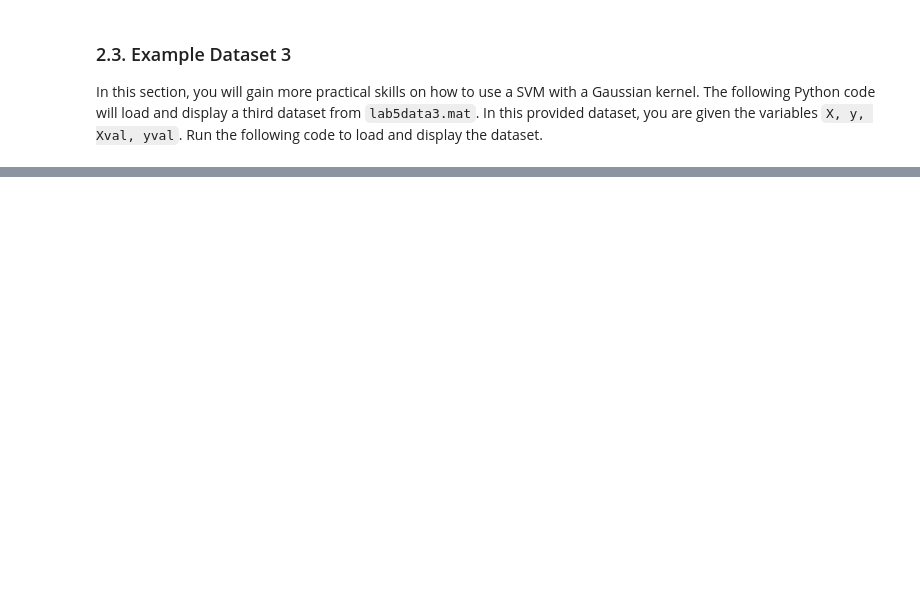
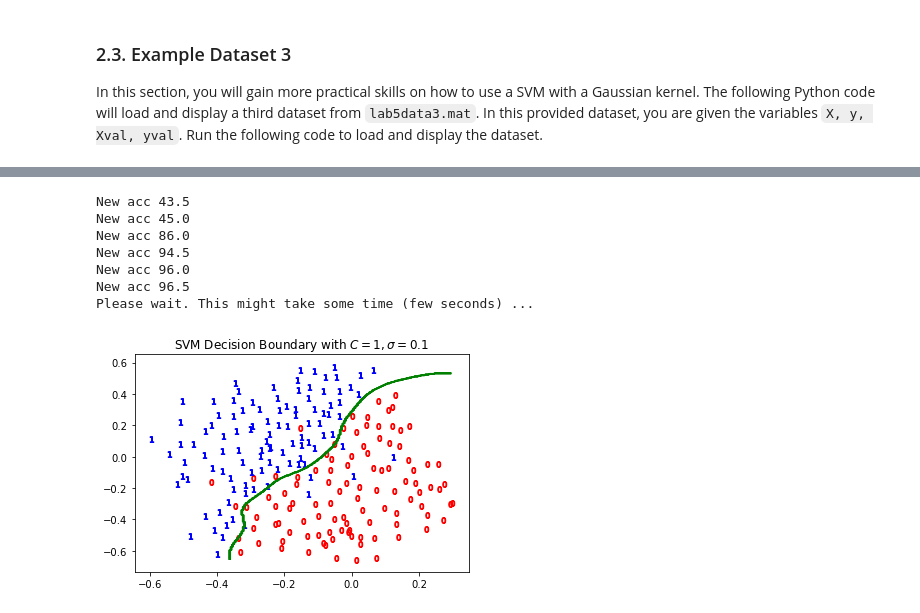
Before and after one commit to FredrikM97/Learning_systems, a Jupyter notebook: Labs/Lab5_SVM/Lab 5 (Part A) - Support Vector Machines.ipynb, the cells around one changed output, grey strips where cells are left out. Drawn from its saved outputs; the diff is of its cells as text; code cells hidden in the pictures; blank space fills up the shorter version.

```diff
--- a/Labs/Lab5_SVM/Lab 5 (Part A) - Support Vector Machines.ipynb
+++ b/Labs/Lab5_SVM/Lab 5 (Part A) - Support Vector Machines.ipynb
@@ -203,23 +230,47 @@ After you have determined the best $C$ and $\sigma$ parameters to use, call the
 # %%
 # This function trains a nonlinear svm model and returns an object clf
 # that you can use later to make predictions. Read this function:
 def train_nonlinear_svm(X, y, C, sigma):
     gamma = 1 / (2 * sigma**2)
     clf = SVC(C=C, kernel="rbf", gamma=gamma).fit(X, y) # Training SVM
     return clf
 
 
 """ TODO:
 Write code here to use the validation set Xval, yval to determine the best C and sigma parameter to use.
 Try using values of C and sigma from this range: [0.01, 0.03, 0.1, 0.3, 1, 3, 10, 30].
 """
-# ...
-# C_best, sigma_best = ...
+c_vals = [0.01,0.03,0.1,0.3,1,3,10,30]
+sigma_vals = [0.01,0.03,0.1,0.3,1,3,10,30]
+best_acc = 0
+c_best = 0
+sigma_best = 0
 
+for c in c_vals:
+    for sigma in sigma_vals:
+        clf = train_nonlinear_svm(X,y,c,sigma)
+        predictions = clf.predict(Xval)
+
+        new_acc = np.mean(predictions == yval) *100
+
+        if new_acc > best_acc:
+            print("New acc",new_acc)
+            c_best = c
+            sigma_best = sigma
+            best_acc = new_acc
 
 """ TODO:
 After you have determined the best C and sigma parameters to use,
 call the function nonlinear_svm_train_and_plot(X, y, C_best, sigma_best)
 using the best C and sigma to plot the corresponding SVM decision boundary.
 """
-# nonlinear_svm_train_and_plot(X, y, C_best, sigma_best)
+nonlinear_svm_train_and_plot(X, y, c_best, sigma_best)
+# %% [output]
+New acc 43.5
+New acc 45.0
+New acc 86.0
+New acc 94.5
+New acc 96.0
+New acc 96.5
+Please wait. This might take some time (few seconds) ...
+[figure, added]
```
Also changed, not shown: parts of 8 cells of this notebook, 9 other files.
